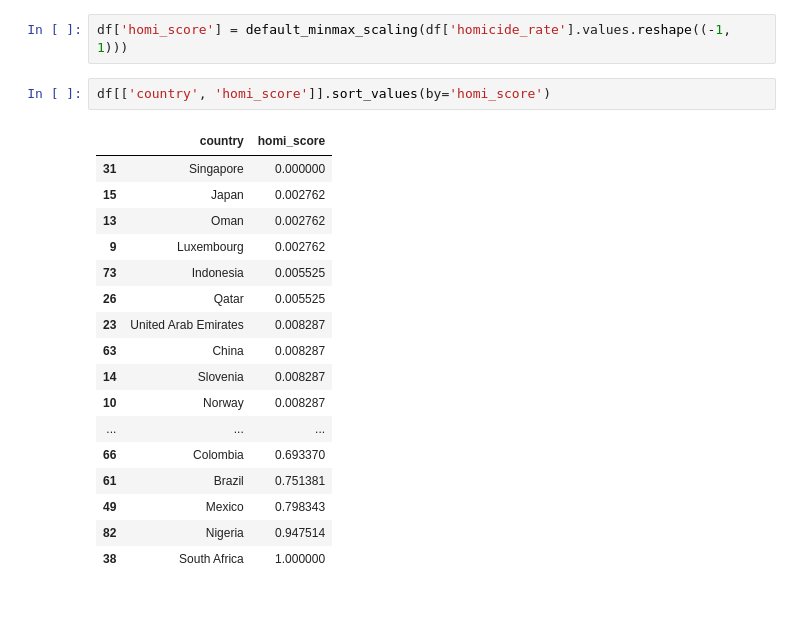
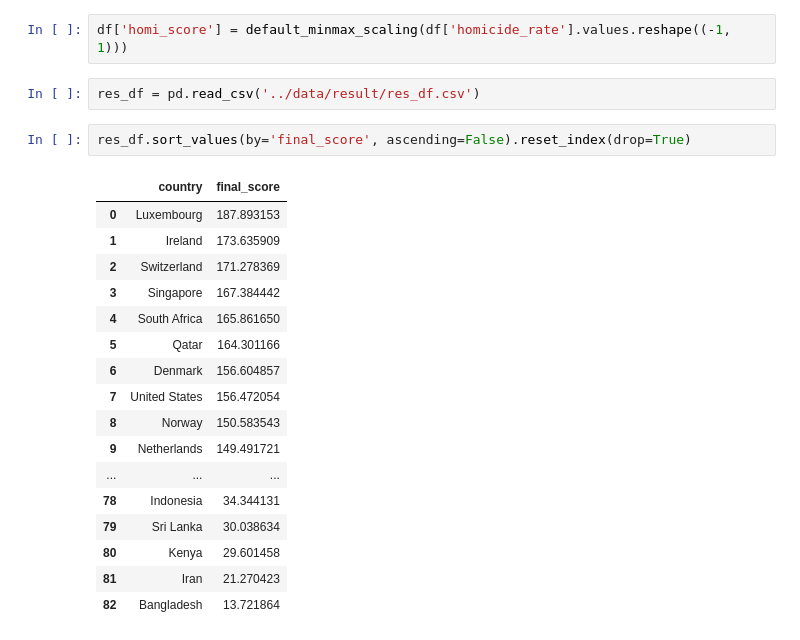
Before and after one commit to PVGorshenin/country_comparison, a Jupyter notebook: notebook/free.ipynb, the cells around one changed output. Drawn from its saved outputs; the diff is of its cells as text; blank space fills up the shorter version.

```diff
--- a/notebook/free.ipynb
+++ b/notebook/free.ipynb
@@ -15,23 +15,25 @@ df.head(2)
 | 1 | 186.25 | 86.43 | 73.78 | 79.79 | 88.53 | ... |
 # %%
 df['homi_score'] = default_minmax_scaling(df['homicide_rate'].values.reshape((-1, 1)))
-# %%
-df[['country', 'homi_score']].sort_values(by='homi_score')
-# %% [output]
-|  | country | homi_score |
-| 31 | Singapore | 0.000000 |
-| 15 | Japan | 0.002762 |
-| 13 | Oman | 0.002762 |
-| 9 | Luxembourg | 0.002762 |
-| 73 | Indonesia | 0.005525 |
-| 26 | Qatar | 0.005525 |
-| 23 | United Arab Emirates | 0.008287 |
-| 63 | China | 0.008287 |
-| 14 | Slovenia | 0.008287 |
-| 10 | Norway | 0.008287 |
-| ... | ... | ... |
-| 66 | Colombia | 0.693370 |
-| 61 | Brazil | 0.751381 |
-| 49 | Mexico | 0.798343 |
-| 82 | Nigeria | 0.947514 |
-| 38 | South Africa | 1.000000 |
+# %%
+res_df = pd.read_csv('../data/result/res_df.csv')
+# %%
+res_df.sort_values(by='final_score', ascending=False).reset_index(drop=True)
+# %% [output]
+|  | country | final_score |
+| 0 | Luxembourg | 187.893153 |
+| 1 | Ireland | 173.635909 |
+| 2 | Switzerland | 171.278369 |
+| 3 | Singapore | 167.384442 |
+| 4 | South Africa | 165.861650 |
+| 5 | Qatar | 164.301166 |
+| 6 | Denmark | 156.604857 |
+| 7 | United States | 156.472054 |
+| 8 | Norway | 150.583543 |
+| 9 | Netherlands | 149.491721 |
+| ... | ... | ... |
+| 78 | Indonesia | 34.344131 |
+| 79 | Sri Lanka | 30.038634 |
+| 80 | Kenya | 29.601458 |
+| 81 | Iran | 21.270423 |
+| 82 | Bangladesh | 13.721864 |
```
Also changed, not shown: parts of 1 cell of this notebook, 2 other files.
